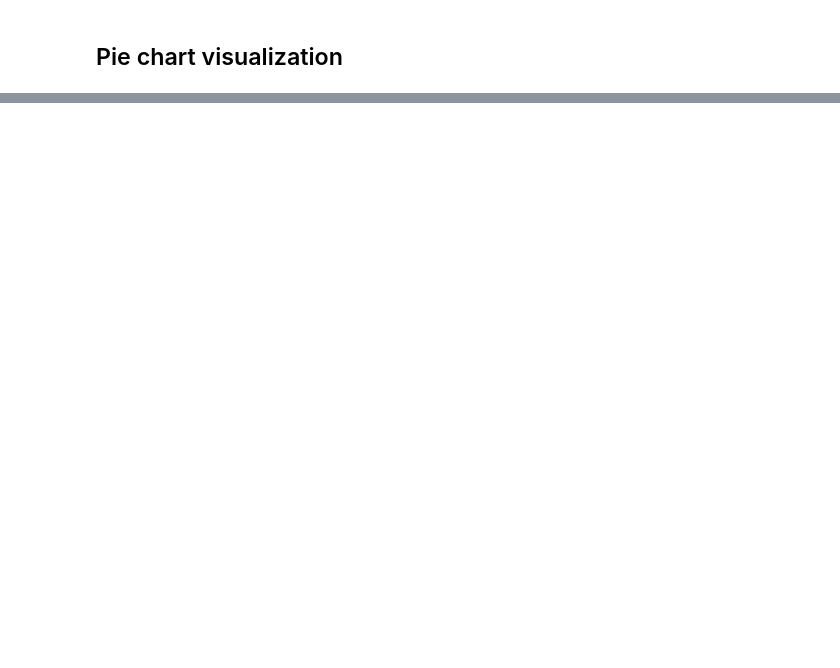
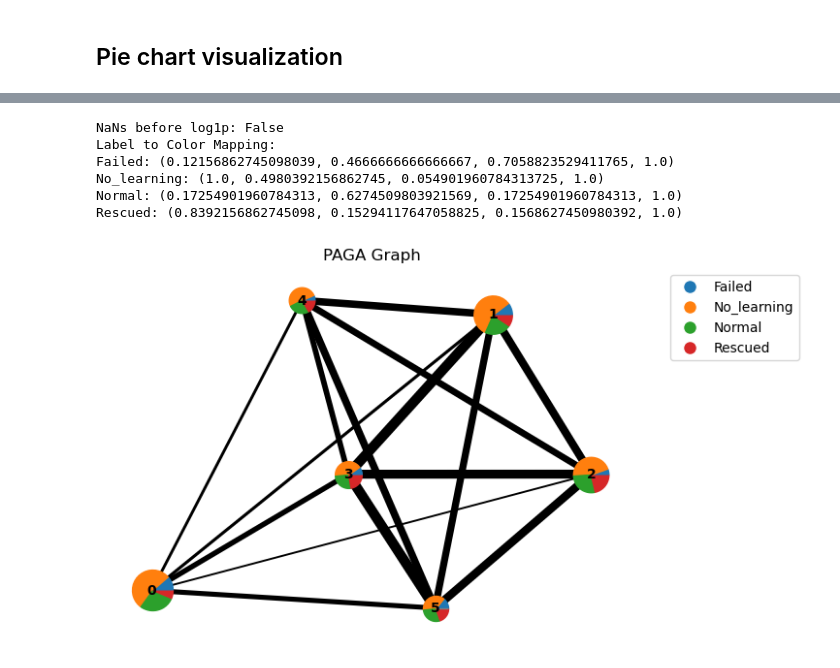
Before and after one commit to dioscuri-tda/ClusterGraph, a Jupyter notebook: examples/4_mice_protein.ipynb, the cells around one changed output, grey strips where cells are left out. Cells and saved outputs as stored; diff of their text form; code cells hidden in the pictures; blank space fills up the shorter version.

```diff
--- a/examples/4_mice_protein.ipynb
+++ b/examples/4_mice_protein.ipynb
@@ -237,0 +178,74 @@ plt.show()
+# %%
+from minisom import MiniSom
+som_size = (10, 10)
+som = MiniSom(x=som_size[0], y=som_size[1], input_len=X_pca.shape[1], sigma=1.0, learning_rate=0.5)
+
+som.random_weights_init(X_pca)
+som.train_random(X_pca, 1000)  # Train for 1000 iterations
+
+# Get the Best Matching Units (BMUs) for each sample
+bmus = np.array([som.winner(x) for x in X_pca])
+bmu_x, bmu_y = bmus[:, 0], bmus[:, 1]
+# %%
+import scanpy as sc
+import anndata
+from sklearn.impute import SimpleImputer
+import matplotlib.pyplot as plt
+import numpy as np
+
+#X_ann = df.iloc[:, :-2].to_numpy()
+X_ann = X_pca.copy()
+adata = anndata.AnnData(X_ann)
+
+sc.pp.normalize_total(adata, target_sum=1e4)
+print("NaNs before log1p:", np.any(np.isnan(adata.X)))
+adata.X += 1e-6  # Avoid log(0)
+sc.pp.log1p(adata)
+
+imputer = SimpleImputer(strategy="mean")
+adata.X = imputer.fit_transform(adata.X)
+
+sc.pp.pca(adata)
+sc.pp.neighbors(adata,n_neighbors=25)
+
+
+sc.tl.louvain(adata)
+adata.obs["clusters"] = adata.obs["louvain"]
+adata.obs["labels"] = labels
+
+sc.tl.paga(adata, groups="clusters")
+
+sc.pl.paga(adata, color="labels", show=False, frameon=False,
+           title="PAGA Graph", cmap='tab10', node_size_scale=3.5)
+
+# Get the unique labels
+unique_labels = adata.obs['labels'].cat.categories.tolist()
+cmap = plt.cm.tab10
+colors = [cmap(i) for i in range(len(unique_labels))]
+
+# Map labels to their corresponding colors
+label_color_map = dict(zip(unique_labels, colors))
+
+# Print the label-color mapping
+print("Label to Color Mapping:")
+for label, color in label_color_map.items():
+    print(f"{label}: {color}")
+
+
+from matplotlib.lines import Line2D
+
+handles = [Line2D([0], [0], marker='o', color='w', markerfacecolor=color, markersize=10)
+           for color in colors]
+
+plt.legend(handles=handles, labels=unique_labels, bbox_to_anchor=(1.05, 1), loc='upper left')
+
+plt.tight_layout()
+plt.show()
+# %% [output]
+NaNs before log1p: False
+Label to Color Mapping:
+Failed: (0.12156862745098039, 0.4666666666666667, 0.7058823529411765, 1.0)
+No_learning: (1.0, 0.4980392156862745, 0.054901960784313725, 1.0)
+Normal: (0.17254901960784313, 0.6274509803921569, 0.17254901960784313, 1.0)
+Rescued: (0.8392156862745098, 0.15294117647058825, 0.1568627450980392, 1.0)
+[figure, added]
```
Also changed, not shown: parts of 17 cells of this notebook, 3 other files.
